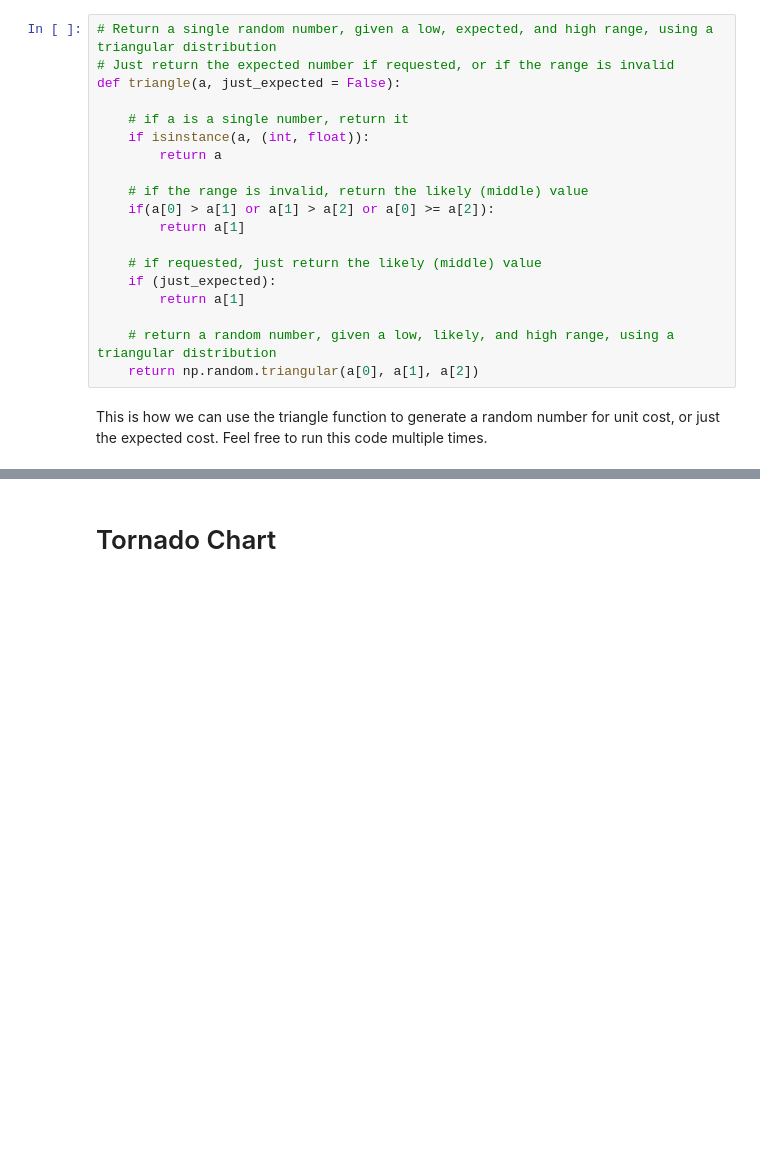
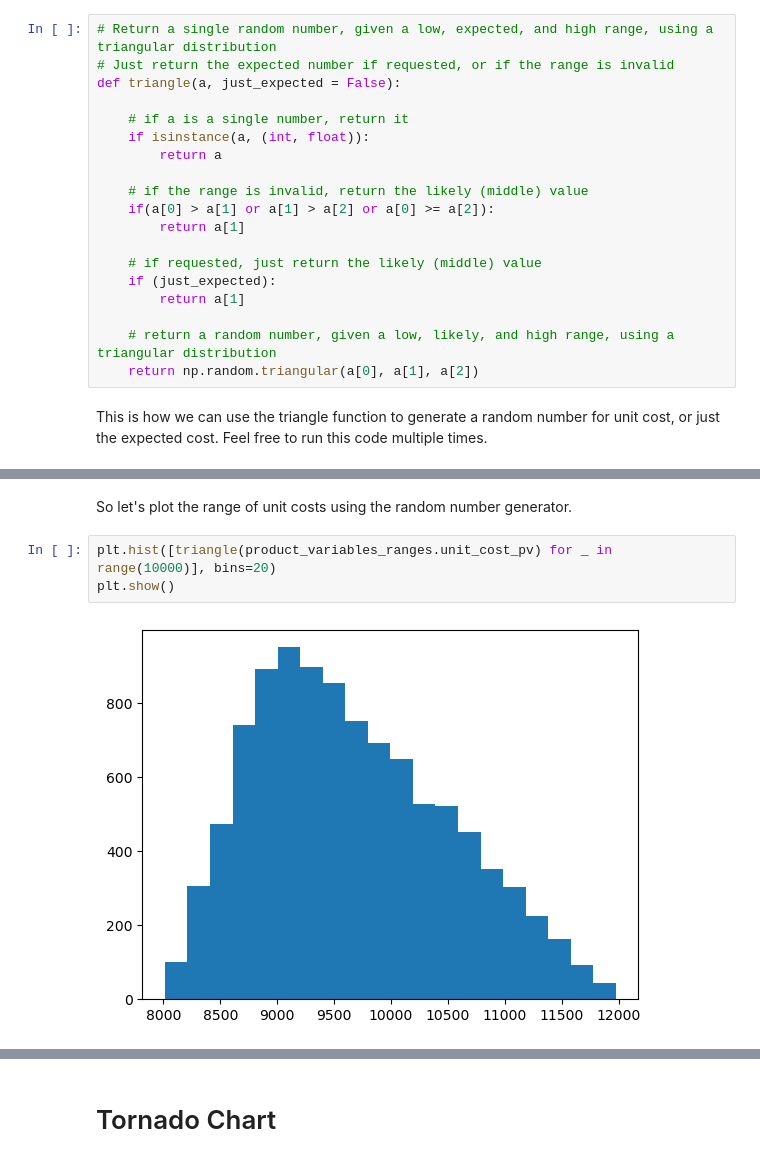
Before and after one commit to JohnMichaelHauck/ppm, a Jupyter notebook: ppm.ipynb, the cells around one changed output, grey strips where cells are left out. Saved outputs shown, nothing was run; the diff lists cells and outputs as text; blank space fills up the shorter version.

```diff
--- a/ppm.ipynb
+++ b/ppm.ipynb
@@ -178 +178,8 @@ print(triangle(product_variables_ranges.unit_cost_pv, True))
 9000
+# %% [markdown]
+So let's plot the range of unit costs using the random number generator.
+# %%
+plt.hist([triangle(product_variables_ranges.unit_cost_pv) for _ in range(10000)], bins=20)
+plt.show()
+# %% [output]
+[figure, added]
```
Also changed, not shown: parts of 23 cells of this notebook, 1 other file.
